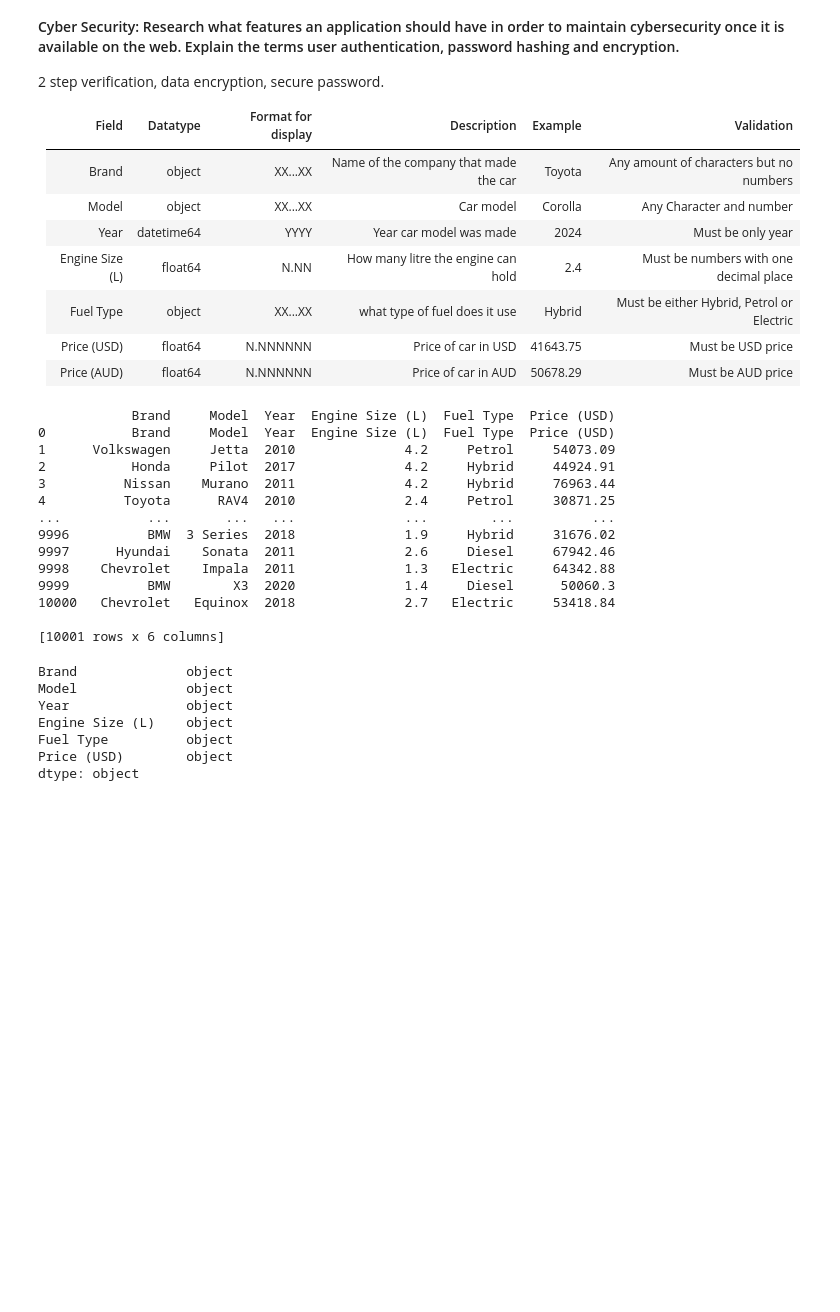
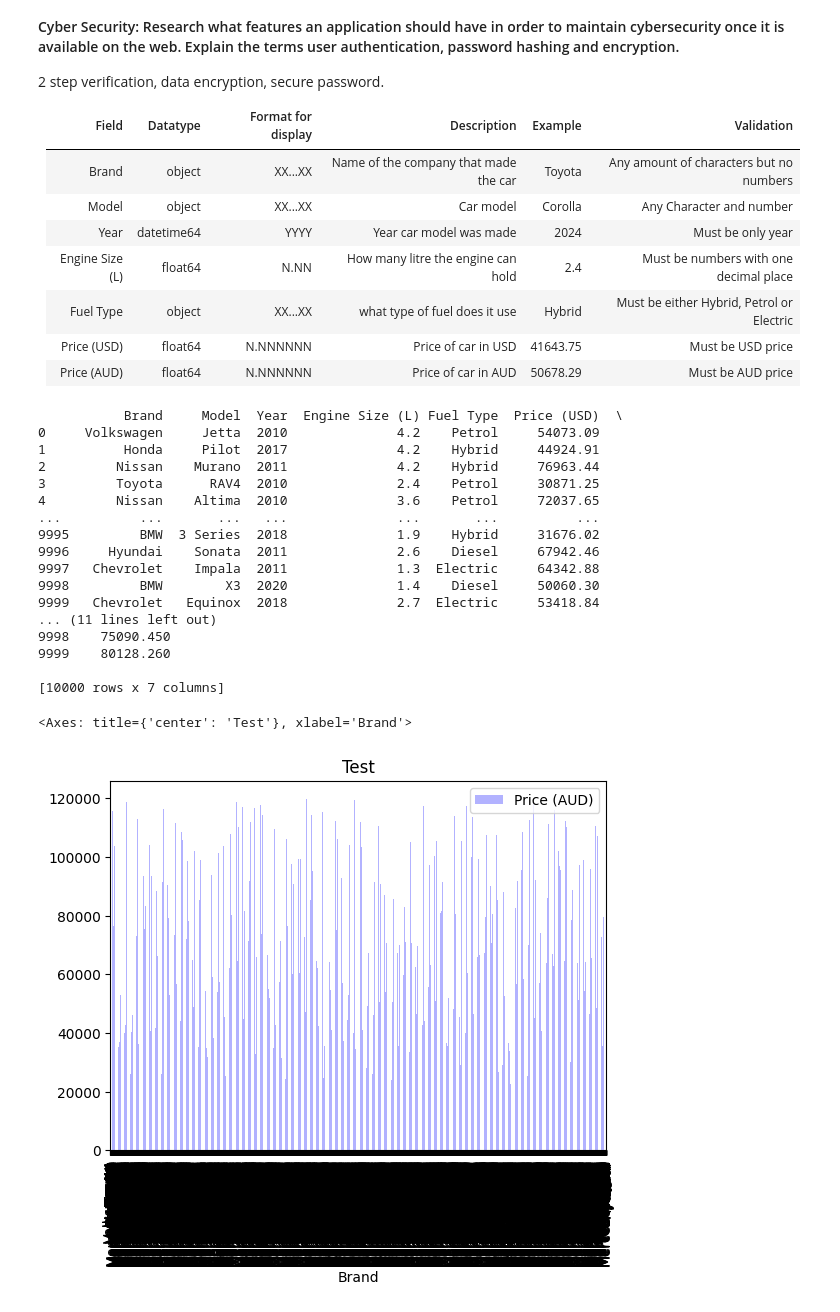
Before and after one commit to CrystalxxD/9CT1A-Asssessment-Task-2, a Jupyter notebook: Documentation.ipynb, the cells around one changed output. Saved outputs shown, nothing was run; the diff lists cells and outputs as text; code cells hidden in the pictures; blank space fills up the shorter version.

```diff
--- a/Documentation.ipynb
+++ b/Documentation.ipynb
@@ -160,30 +160,38 @@ The users data will have to be hidden and secure. My responsibilities will be to
 import pandas as pd
 import matplotlib as plt
 
-new_dataframe = pd.read_csv('Data/cars_2010_2020.csv', names=['Brand', 'Model', 'Year', 'Engine Size (L)', 'Fuel Type', 'Price (USD)'])
+new_dataframe = pd.read_csv('Data/cars_2010_2020.csv')
+new_dataframe['Price (USD)'] = new_dataframe['Price (USD)'].astype(float)
+new_dataframe['Price (AUD)'] = new_dataframe['Price (USD)'].multiply(1.5)
+new_dataframe = new_dataframe.astype({'Engine Size (L)':'float','Price (AUD)':'float'})
 print(new_dataframe)
-new_dataframe['Price (USD)'] = new_dataframe['Price (USD)'].astype(float)
-#new_dataframe['Price (AUD)'] = new_dataframe['Price (USD)'].multiply(1.5)
-#new_dataframe.head
 # %% [output]
-            Brand     Model  Year  Engine Size (L)  Fuel Type  Price (USD)
-0           Brand     Model  Year  Engine Size (L)  Fuel Type  Price (USD)
-1      Volkswagen     Jetta  2010              4.2     Petrol     54073.09
-2           Honda     Pilot  2017              4.2     Hybrid     44924.91
-3          Nissan    Murano  2011              4.2     Hybrid     76963.44
-4          Toyota      RAV4  2010              2.4     Petrol     30871.25
-...           ...       ...   ...              ...        ...          ...
-9996          BMW  3 Series  2018              1.9     Hybrid     31676.02
-9997      Hyundai    Sonata  2011              2.6     Diesel     67942.46
-9998    Chevrolet    Impala  2011              1.3   Electric     64342.88
-9999          BMW        X3  2020              1.4     Diesel      50060.3
-10000   Chevrolet   Equinox  2018              2.7   Electric     53418.84
+           Brand     Model  Year  Engine Size (L) Fuel Type  Price (USD)  \
+0     Volkswagen     Jetta  2010              4.2    Petrol     54073.09
+1          Honda     Pilot  2017              4.2    Hybrid     44924.91
+2         Nissan    Murano  2011              4.2    Hybrid     76963.44
+3         Toyota      RAV4  2010              2.4    Petrol     30871.25
+4         Nissan    Altima  2010              3.6    Petrol     72037.65
+...          ...       ...   ...              ...       ...          ...
+9995         BMW  3 Series  2018              1.9    Hybrid     31676.02
+9996     Hyundai    Sonata  2011              2.6    Diesel     67942.46
+9997   Chevrolet    Impala  2011              1.3  Electric     64342.88
+9998         BMW        X3  2020              1.4    Diesel     50060.30
+9999   Chevrolet   Equinox  2018              2.7  Electric     53418.84
+... (11 lines left out)
+9998    75090.450
+9999    80128.260
 
-[10001 rows x 6 columns]
+[10000 rows x 7 columns]
-Brand              object
-Model              object
-Year               object
-Engine Size (L)    object
-Fuel Type          object
-Price (USD)        object
-dtype: object
+# %%
+new_dataframe.plot(
+               kind='bar',
+               x='Brand',
+               y='Price (AUD)',
+               color='blue',
+               alpha=0.3,
+               title='Test'
+              )
+# %% [output]
+<Axes: title={'center': 'Test'}, xlabel='Brand'>
+[figure, added]
```
Also changed, not shown: 1 other file.
